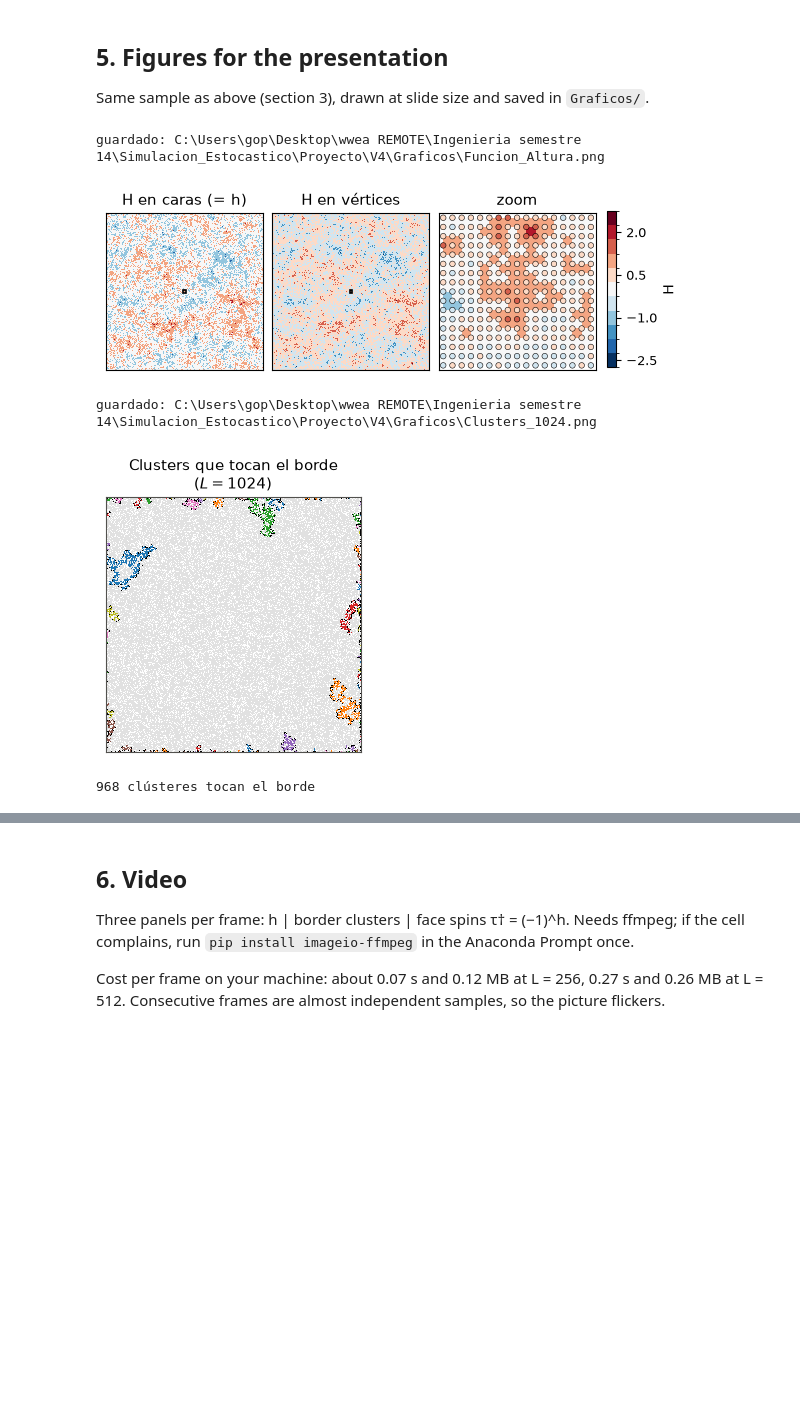
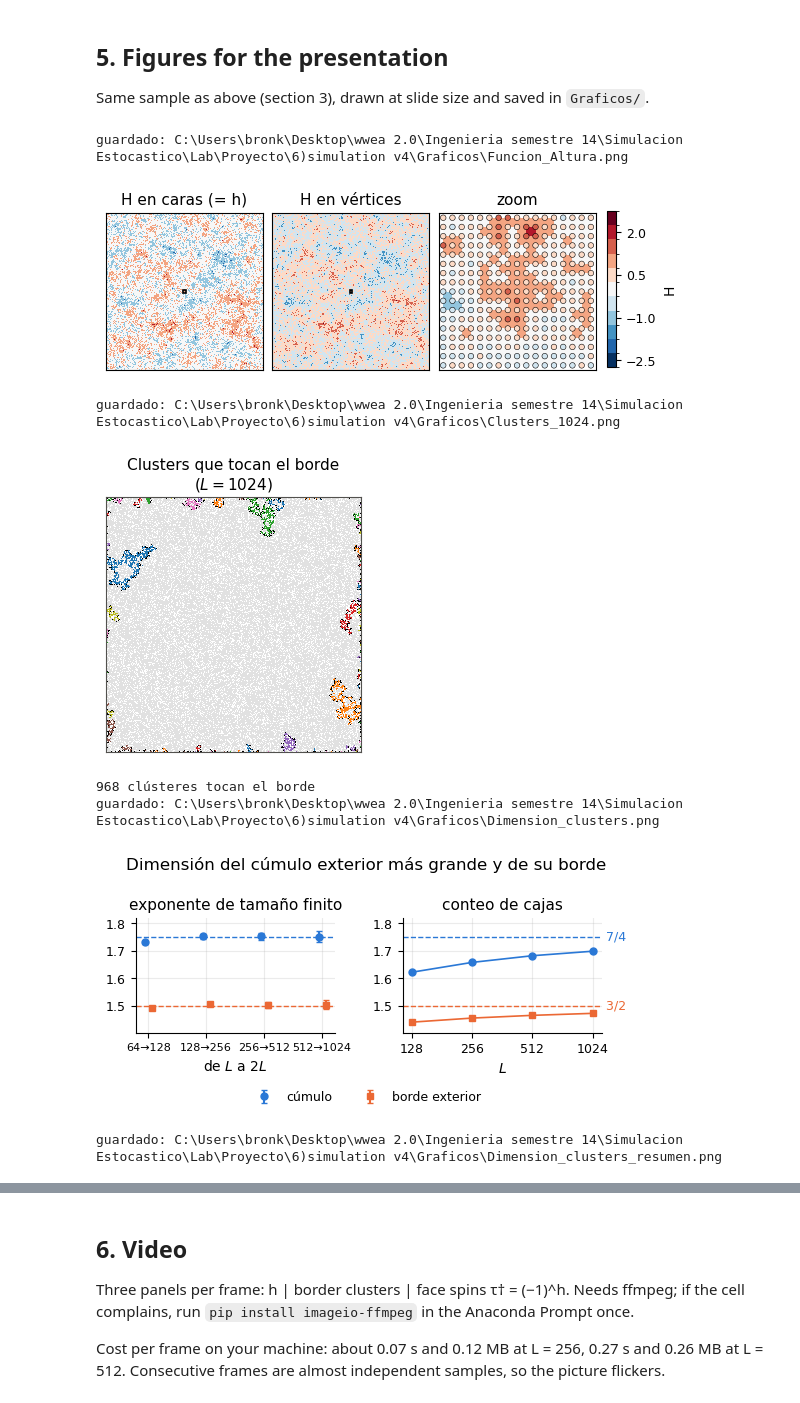
Before and after one commit to Waboba/Proyectos-Simula-Aleatoria-2026, a Jupyter notebook: Grupo 17/monitor_geometry.ipynb, the cells around one changed output, grey strips where cells are left out. Saved outputs shown, nothing was run; the diff lists cells and outputs as text; code cells hidden in the pictures; blank space fills up the shorter version.

```diff
--- a/Grupo 17/monitor_geometry.ipynb
+++ b/Grupo 17/monitor_geometry.ipynb
@@ -113,9 +113,16 @@ Same sample as above (section 3), drawn at slide size and saved in `Graficos/`.
 # %%
 pf.figura_H(H, "Funcion_Altura.png")
 pf.figura_clusters(L, omega1, omega2, "Clusters_1024.png", titulo=f"Clusters que tocan el borde\n($L = {L}$)")
+
+# dimensions of the largest outermost cluster and of its outer boundary (res = dg.summarize(), section 1)
+pf.figura_dimensiones(res, "Dimension_clusters.png")
+pf.figura_dimensiones(res, "Dimension_clusters_resumen.png", titulo=None, alto=1.85)   # version for the written summary
 # %% [output]
-guardado: C:\Users\gop\Desktop\wwea REMOTE\Ingenieria semestre 14\Simulacion_Estocastico\Proyecto\V4\Graficos\Funcion_Altura.png
+guardado: C:\Users\bronk\Desktop\wwea 2.0\Ingenieria semestre 14\Simulacion Estocastico\Lab\Proyecto\6)simulation v4\Graficos\Funcion_Altura.png
-[figure, old version]
+[figure, new version]
-guardado: C:\Users\gop\Desktop\wwea REMOTE\Ingenieria semestre 14\Simulacion_Estocastico\Proyecto\V4\Graficos\Clusters_1024.png
+guardado: C:\Users\bronk\Desktop\wwea 2.0\Ingenieria semestre 14\Simulacion Estocastico\Lab\Proyecto\6)simulation v4\Graficos\Clusters_1024.png
-[figure, old version]
+[figure, new version]
 968 clústeres tocan el borde
+guardado: C:\Users\bronk\Desktop\wwea 2.0\Ingenieria semestre 14\Simulacion Estocastico\Lab\Proyecto\6)simulation v4\Graficos\Dimension_clusters.png
+[figure, added]
+guardado: C:\Users\bronk\Desktop\wwea 2.0\Ingenieria semestre 14\Simulacion Estocastico\Lab\Proyecto\6)simulation v4\Graficos\Dimension_clusters_resumen.png
```
Also changed, not shown: parts of 9 cells of this notebook, 1 other file.
